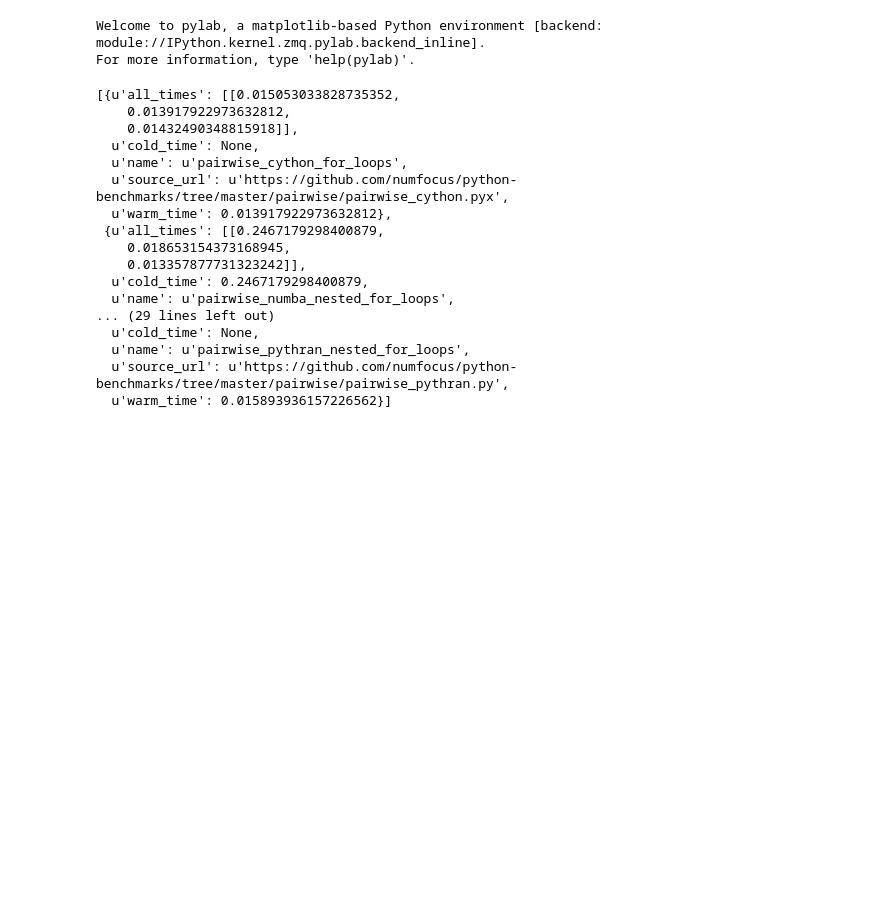
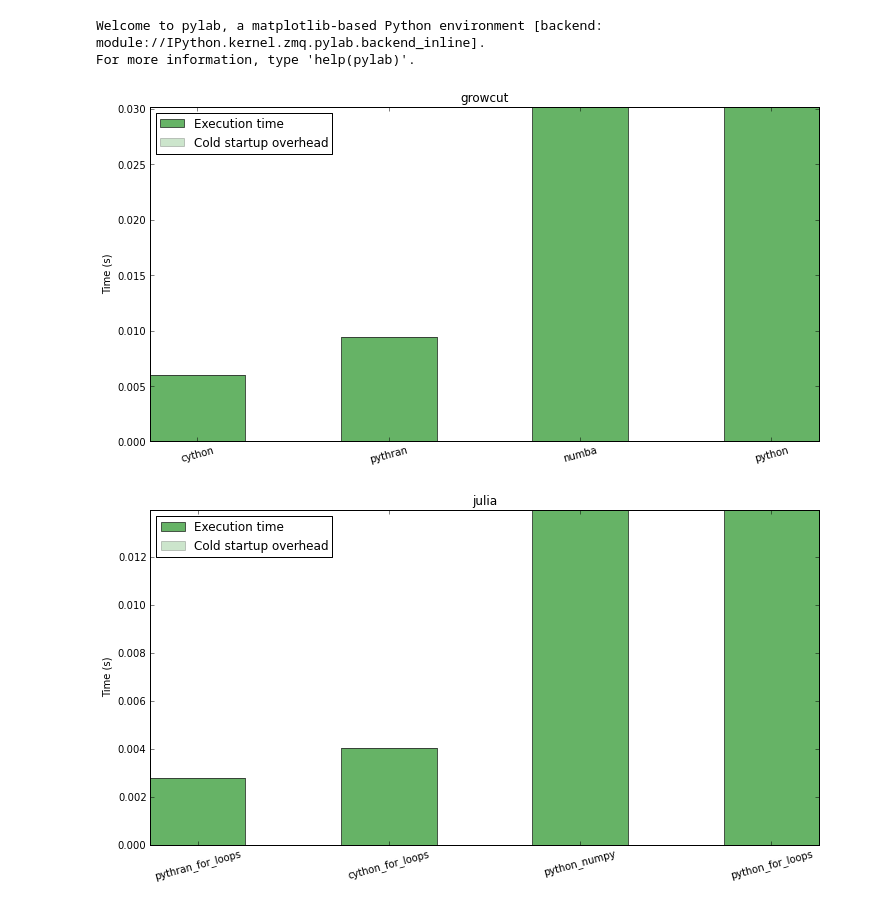
Before and after one commit to numfocus/python-benchmarks, a Jupyter notebook: Untitled0.ipynb, the cells around one changed output. Cells and saved outputs as stored; diff of their text form; code cells hidden in the pictures; blank space fills up the shorter version.

```diff
--- a/Untitled0.ipynb
+++ b/Untitled0.ipynb
@@ -17,22 +18,31 @@ pairwise_records = [g for g in groups if g['group_name'] == 'pairwise'][0]['reco
-# %%
-def ranked_timings(benchmark_results):
-    results =
-    for group in bench_mark_results:
-# %% [output]
-[{u'all_times': [[0.015053033828735352,
-    0.013917922973632812,
-    0.01432490348815918]],
-  u'cold_time': None,
-  u'name': u'pairwise_cython_for_loops',
-  u'source_url': u'https://github.com/numfocus/python-benchmarks/tree/master/pairwise/pairwise_cython.pyx',
-  u'warm_time': 0.013917922973632812},
- {u'all_times': [[0.2467179298400879,
-    0.018653154373168945,
-    0.013357877731323242]],
-  u'cold_time': 0.2467179298400879,
-  u'name': u'pairwise_numba_nested_for_loops',
-... (29 lines left out)
-  u'cold_time': None,
-  u'name': u'pairwise_pythran_nested_for_loops',
-  u'source_url': u'https://github.com/numfocus/python-benchmarks/tree/master/pairwise/pairwise_pythran.py',
-  u'warm_time': 0.015893936157226562}]
+# %%
+def plot_group(group, width=0.5, folder="report/images"):
+    records = group['records']
+    name = group['group_name']
+    labels = [r['name'][len(name) + 1:] for r in records]
+    warm_time = np.asarray([r['warm_time'] for r in records])
+    max_time = np.asarray([r['cold_time'] or r['warm_time'] for r in records])
+    overhead = max_time - warm_time
+
+    plt.figure(figsize=(12, 6))
+    ind = np.arange(len(labels))
+    p1 = plt.bar(ind, warm_time,   width, color='g', alpha=0.6)
+    p2 = plt.bar(ind, overhead, width, color='g', alpha=0.2, bottom=warm_time)
+
+    plt.ylabel('Time (s)')
+    plt.title(group['group_name'])
+    plt.xticks(ind + width /2., labels, rotation=15)
+    plt.ylim((0, warm_time[0] * 5))
+    plt.legend((p1[0], p2[0]),
+               ('Execution time', 'Cold startup overhead'),
+               loc='best')
+    if not os.path.exists(folder):
+        os.makedirs(folder)
+    filename = os.path.join(folder, group['group_name'] + '.png')
+    plt.savefig(filename)
+# %%
+for group in groups:
+    plot_group(group)
+# %% [output]
+[figure, added]
+[figure, added]
```
Also changed, not shown: parts of 4 cells of this notebook, 6 other files.
